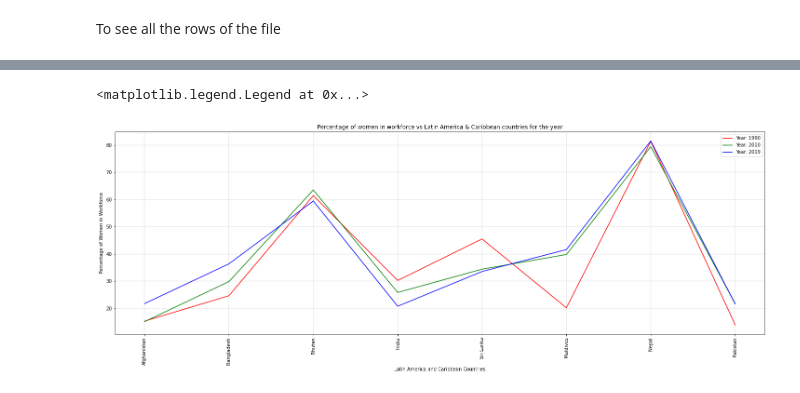
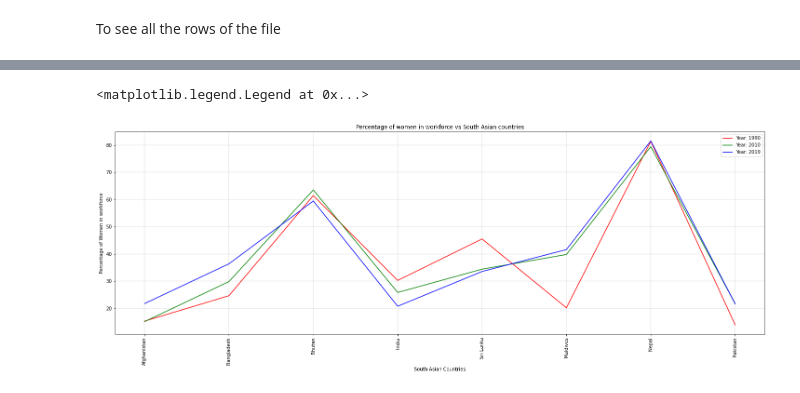
Before and after one commit to ajitjadhav10/Practicecodes, a Jupyter notebook: Data601_project/DATA_601_Project_01.ipynb, the cells around one changed output, grey strips where cells are left out. Drawn from its saved outputs; the diff is of its cells as text; code cells hidden in the pictures.

```diff
--- a/Data601_project/DATA_601_Project_01.ipynb
+++ b/Data601_project/DATA_601_Project_01.ipynb
@@ -397,14 +496,16 @@ SA.head(3)
 # %%
+#Country wise trend of women in workforce in South Asia region
+
 plt.figure(figsize=(25,8))
 plt.plot(SA.loc[:,"Country Name"],SA.loc[:,"1990"],color='red',label='Year: 1990')
 plt.plot(SA.loc[:,"Country Name"],SA.loc[:,"2010"],color='green',label='Year: 2010')
 plt.plot(SA.loc[:,"Country Name"],SA.loc[:,"2019"],color='blue',label='Year: 2019')
 plt.xticks(rotation=90)
 plt.grid(linewidth=0.4)
-plt.title("Percentage of women in workforce vs Latin America & Caribbean countries for the year")
-plt.xlabel("Latin America and Caribbean Countries")
-plt.ylabel("Percentage of Women in Workforce")
+plt.title("Percentage of women in workforce vs South Asian countries")
+plt.xlabel("South Asian Countries")
+plt.ylabel("Percentage of Women in workforce")
 plt.legend()
 # %% [output]
 <matplotlib.legend.Legend at 0x...>
-[figure, old version]
+[figure, new version]
```
Also changed, not shown: parts of 56 cells of this notebook.
